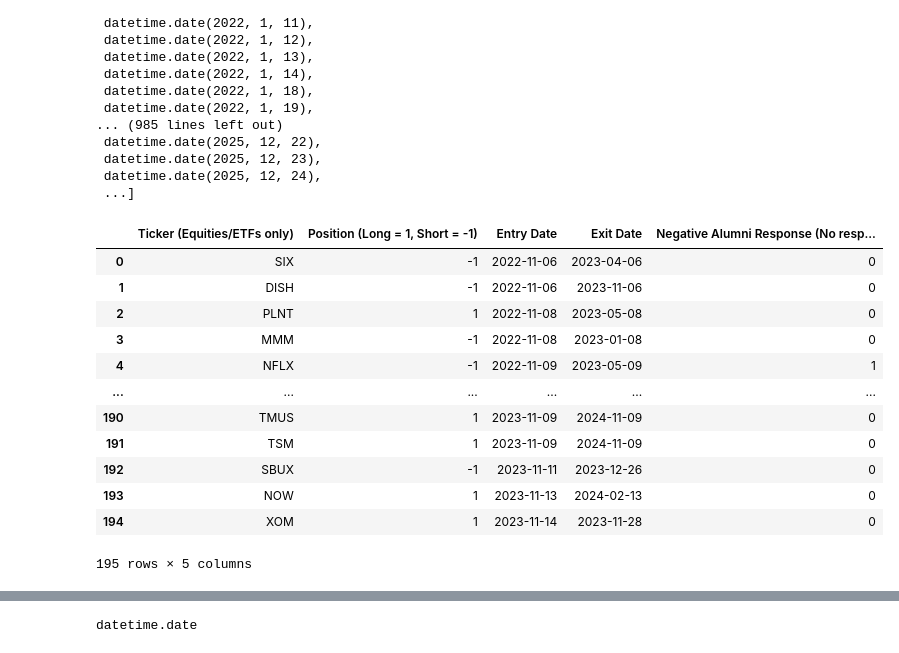
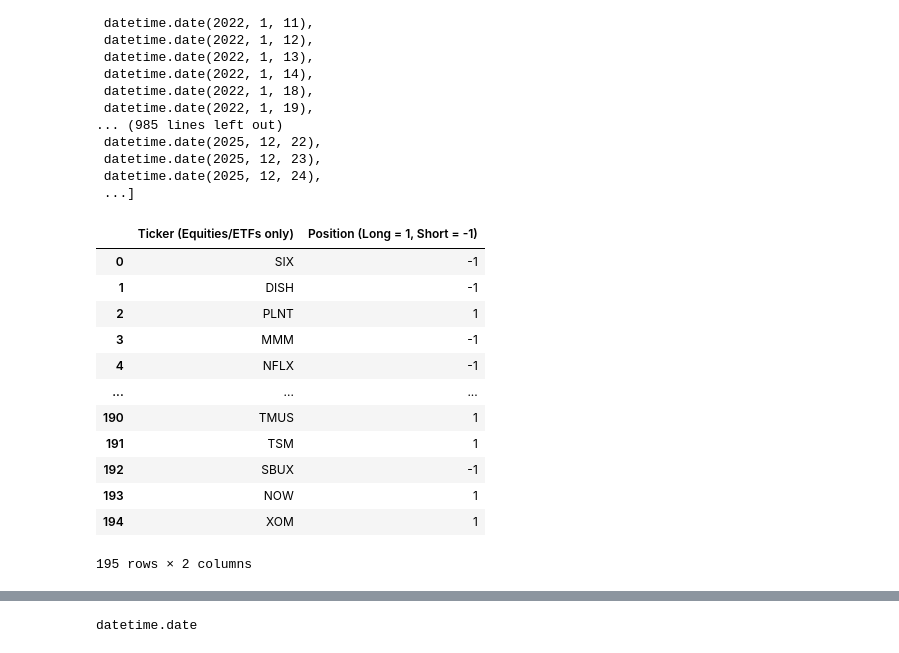
Before and after one commit to tracehankins/MarketWatchAnalysis, a Jupyter notebook: mwbacktester.ipynb, the cells around one changed output, grey strips where cells are left out. Cells and saved outputs as stored; diff of their text form; code cells hidden in the pictures.

```diff
--- a/mwbacktester.ipynb
+++ b/mwbacktester.ipynb
@@ -37,21 +36,21 @@ def next_market_day(date):
     return date
 # %%
 df = pd.read_excel("WIW Data.xlsx")
-# df = df.iloc[:, :-3]
+df = df.iloc[:, :-3]
 
 
 df
 # %% [output]
-|  | Ticker (Equities/ETFs only) | Position (Long = 1, Short = -1) | Entry Date | Exit Date | Negative Alumni Response (No resp... |
-| 0 | SIX | -1 | 2022-11-06 | 2023-04-06 | 0 |
-| 1 | DISH | -1 | 2022-11-06 | 2023-11-06 | 0 |
-| 2 | PLNT | 1 | 2022-11-08 | 2023-05-08 | 0 |
-| 3 | MMM | -1 | 2022-11-08 | 2023-01-08 | 0 |
-| 4 | NFLX | -1 | 2022-11-09 | 2023-05-09 | 1 |
-| ... | ... | ... | ... | ... | ... |
-| 190 | TMUS | 1 | 2023-11-09 | 2024-11-09 | 0 |
-| 191 | TSM | 1 | 2023-11-09 | 2024-11-09 | 0 |
-| 192 | SBUX | -1 | 2023-11-11 | 2023-12-26 | 0 |
-| 193 | NOW | 1 | 2023-11-13 | 2024-02-13 | 0 |
-| 194 | XOM | 1 | 2023-11-14 | 2023-11-28 | 0 |
+|  | Ticker (Equities/ETFs only) | Position (Long = 1, Short = -1) |
+| 0 | SIX | -1 |
+| 1 | DISH | -1 |
+| 2 | PLNT | 1 |
+| 3 | MMM | -1 |
+| 4 | NFLX | -1 |
+| ... | ... | ... |
+| 190 | TMUS | 1 |
+| 191 | TSM | 1 |
+| 192 | SBUX | -1 |
+| 193 | NOW | 1 |
+| 194 | XOM | 1 |
-195 rows × 5 columns
+195 rows × 2 columns
```
Also changed, not shown: parts of 13 cells of this notebook.
